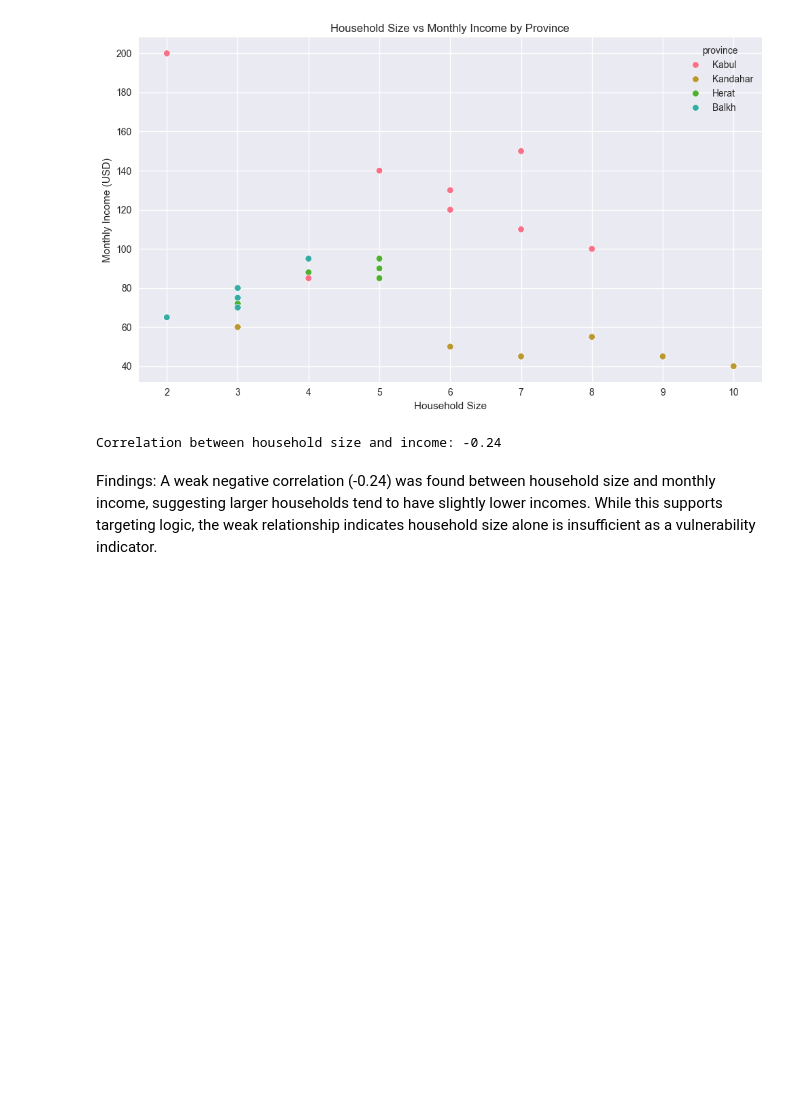
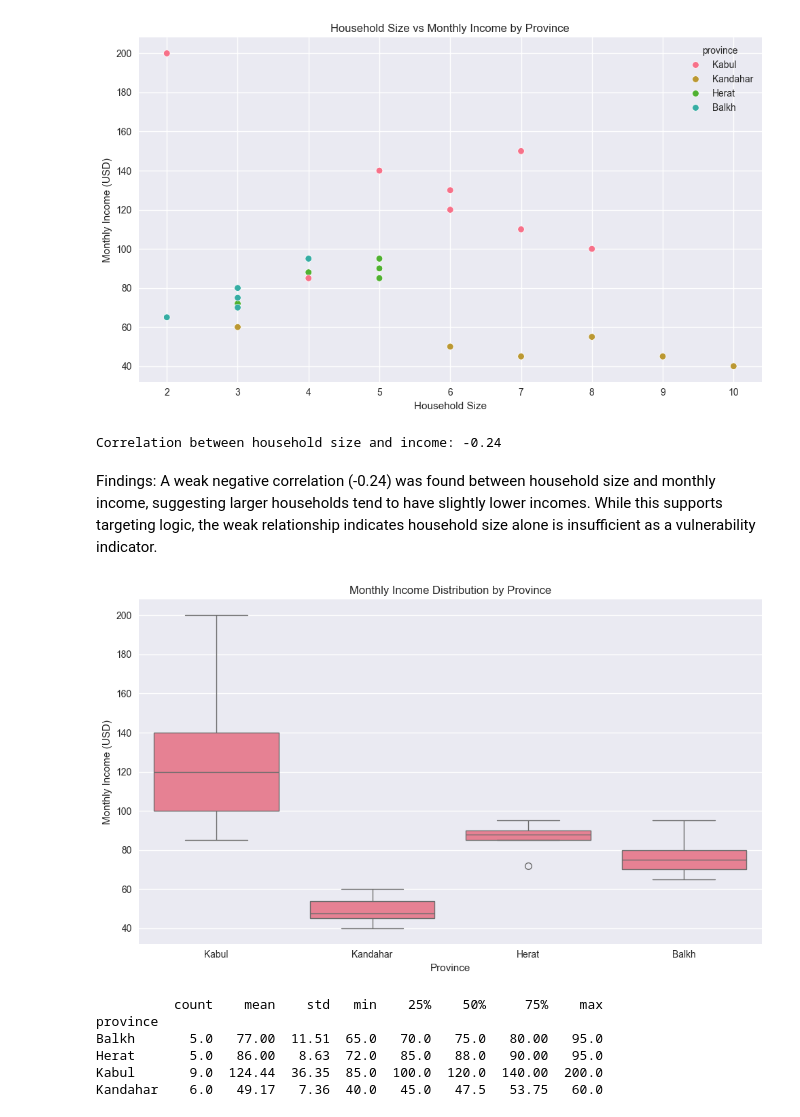
Before and after one commit to Muzhgan-shams/data-analytics, a Jupyter notebook: notebooks/eda002.ipynb, the cells around one changed output. Cells and saved outputs as stored; diff of their text form; code cells hidden in the pictures; blank space fills up the shorter version.

Commit message:
feat: add box plot to see the monthlyIncome and province distiribution

```diff
--- a/notebooks/eda002.ipynb
+++ b/notebooks/eda002.ipynb
@@ -365,3 +365,22 @@ Correlation between household size and income: -0.24
 # %% [markdown]
 Findings:
 A weak negative correlation (-0.24) was found between household size and monthly income, suggesting larger households tend to have slightly lower incomes. While this supports targeting logic, the weak relationship indicates household size alone is insufficient as a vulnerability indicator.
+# %%
+plt.figure()
+sns.boxplot(data=df_clean, x='province', y='monthly_income_usd')
+plt.title('Monthly Income Distribution by Province')
+plt.xlabel('Province')
+plt.ylabel('Monthly Income (USD)')
+plt.tight_layout()
+plt.show()
+
+# Statistical summary by province
+print(df_clean.groupby('province')['monthly_income_usd'].describe().round(2))
+# %% [output]
+[figure, added]
+          count    mean    std   min    25%    50%     75%    max
+province
+Balkh       5.0   77.00  11.51  65.0   70.0   75.0   80.00   95.0
+Herat       5.0   86.00   8.63  72.0   85.0   88.0   90.00   95.0
+Kabul       9.0  124.44  36.35  85.0  100.0  120.0  140.00  200.0
+Kandahar    6.0   49.17   7.36  40.0   45.0   47.5   53.75   60.0
```
